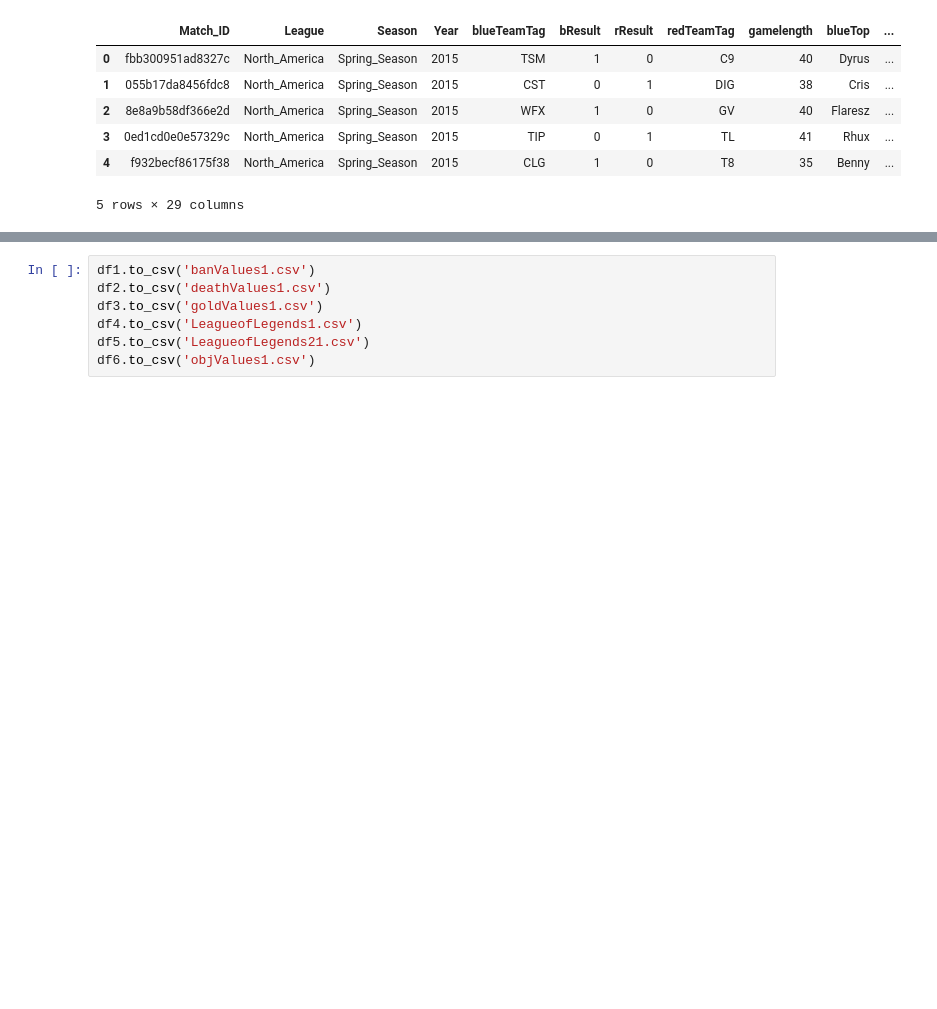
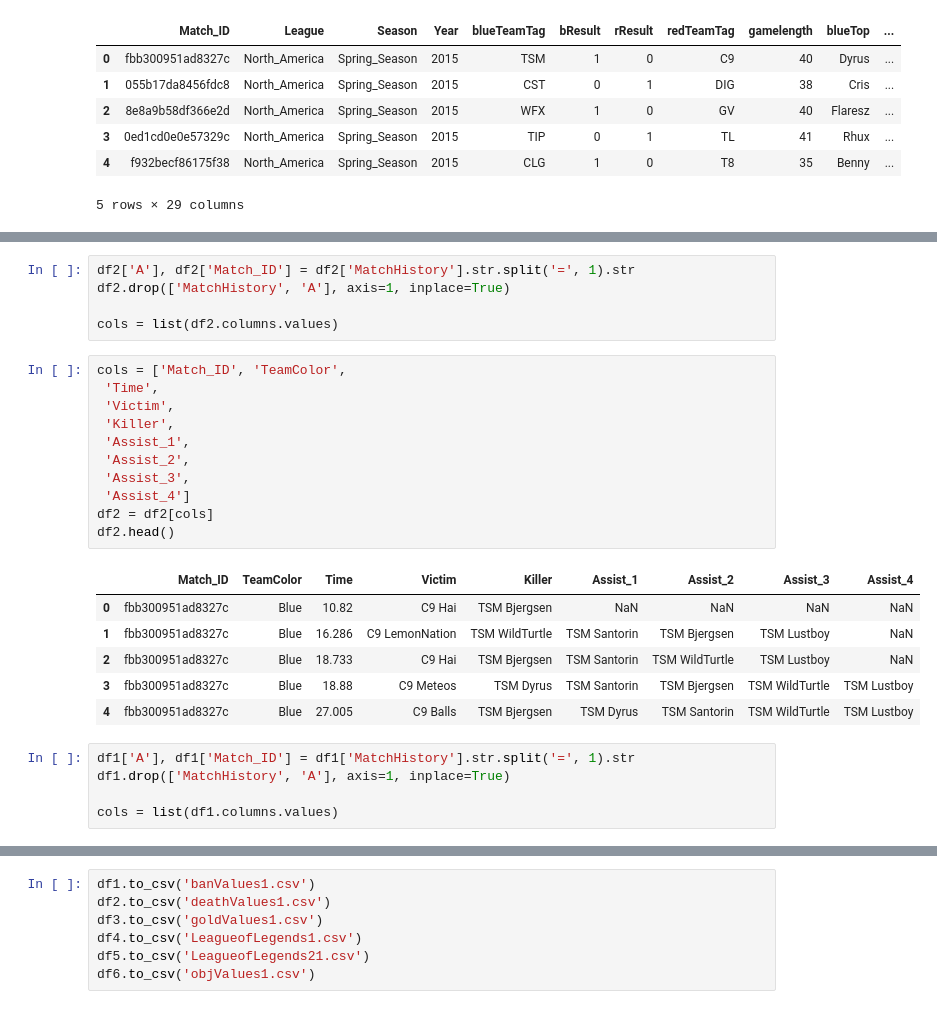
Before and after one commit to MPhillips55/Capstone_Project_2_League_of_Legends, a Jupyter notebook: EDA/League of Legends Dataset - Data Wrangling.ipynb, the cells around one changed output, grey strips where cells are left out. Cells and saved outputs as stored; diff of their text form; blank space fills up the shorter version.

```diff
--- a/EDA/League of Legends Dataset - Data Wrangling.ipynb
+++ b/EDA/League of Legends Dataset - Data Wrangling.ipynb
@@ -157,0 +286,28 @@ df5.head()
+# %%
+df2['A'], df2['Match_ID'] = df2['MatchHistory'].str.split('=', 1).str
+df2.drop(['MatchHistory', 'A'], axis=1, inplace=True)
+
+cols = list(df2.columns.values)
+# %%
+cols = ['Match_ID', 'TeamColor',
+ 'Time',
+ 'Victim',
+ 'Killer',
+ 'Assist_1',
+ 'Assist_2',
+ 'Assist_3',
+ 'Assist_4']
+df2 = df2[cols]
+df2.head()
+# %% [output]
+|  | Match_ID | TeamColor | Time | Victim | Killer | Assist_1 | Assist_2 | Assist_3 | Assist_4 |
+| 0 | fbb300951ad8327c | Blue | 10.82 | C9 Hai | TSM Bjergsen | NaN | NaN | NaN | NaN |
+| 1 | fbb300951ad8327c | Blue | 16.286 | C9 LemonNation | TSM WildTurtle | TSM Santorin | TSM Bjergsen | TSM Lustboy | NaN |
+| 2 | fbb300951ad8327c | Blue | 18.733 | C9 Hai | TSM Bjergsen | TSM Santorin | TSM WildTurtle | TSM Lustboy | NaN |
+| 3 | fbb300951ad8327c | Blue | 18.88 | C9 Meteos | TSM Dyrus | TSM Santorin | TSM Bjergsen | TSM WildTurtle | TSM Lustboy |
+| 4 | fbb300951ad8327c | Blue | 27.005 | C9 Balls | TSM Bjergsen | TSM Dyrus | TSM Santorin | TSM WildTurtle | TSM Lustboy |
+# %%
+df1['A'], df1['Match_ID'] = df1['MatchHistory'].str.split('=', 1).str
+df1.drop(['MatchHistory', 'A'], axis=1, inplace=True)
+
+cols = list(df1.columns.values)
```
Also changed, not shown: parts of 7 cells of this notebook.
